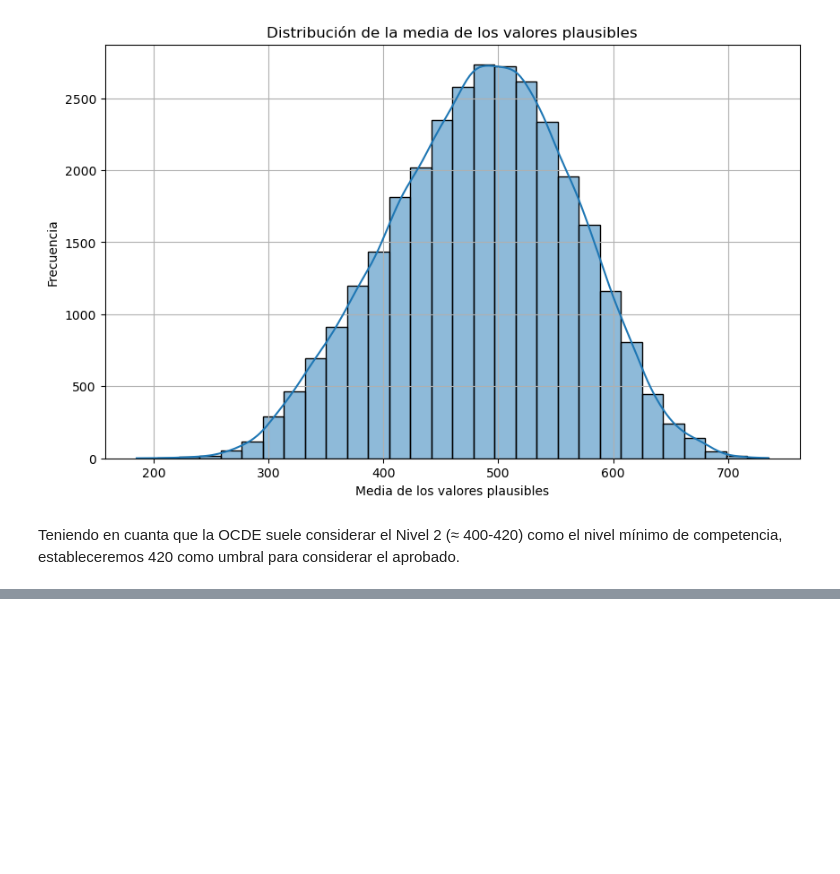
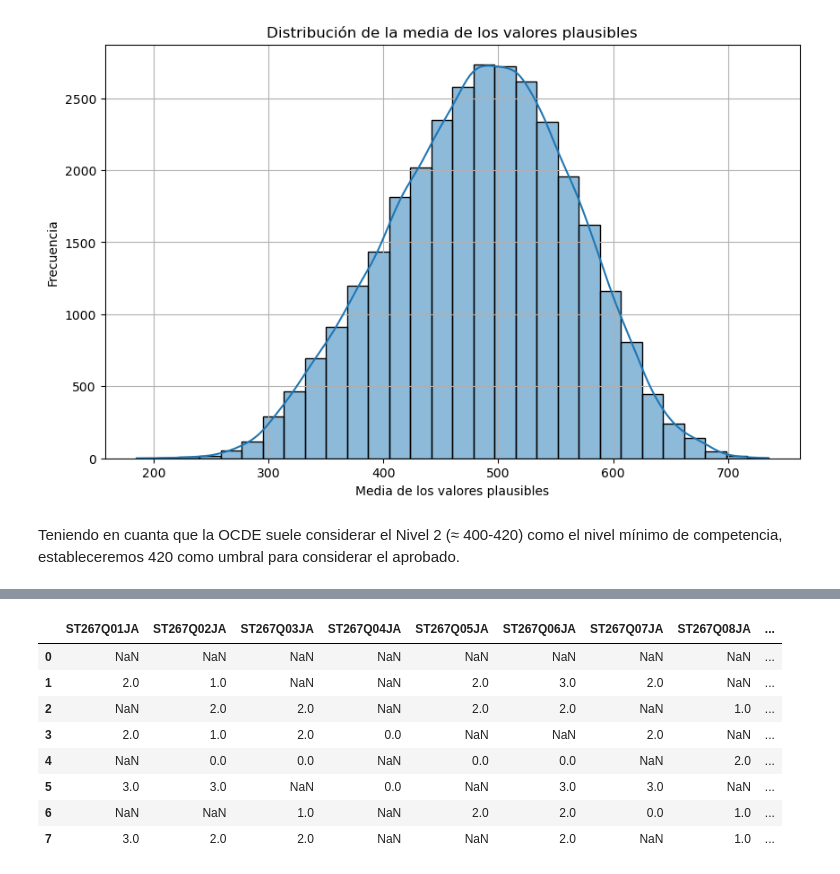
Before and after one commit to sara-fuentes/tfm_pisa_educacion, a Jupyter notebook: preprocesado_datos.ipynb, the cells around one changed output, grey strips where cells are left out. Cells and saved outputs as stored; diff of their text form; code cells hidden in the pictures; blank space fills up the shorter version.

```diff
--- a/preprocesado_datos.ipynb
+++ b/preprocesado_datos.ipynb
@@ -322,0 +366,3 @@ WB163Q08HA: Thinking about your parents or guardians, how often do they: Make me
+# %%
+# descartar columnas que empiezan por PA
+df_students_clean = df_students_clean.drop(df_students_clean.filter(regex='^PA').columns, axis=1)
@@ -322,0 +427,52 @@ WB163Q08HA: Thinking about your parents or guardians, how often do they: Make me
+# %%
+columns_agree = ["ST267Q01JA", "ST267Q02JA", "ST267Q03JA", "ST267Q04JA", "ST267Q05JA", "ST267Q06JA", "ST267Q07JA", "ST267Q08JA"]
+columns_lesson = ["ST270Q01JA", "ST270Q02JA", "ST270Q03JA", "ST270Q04JA"]
+columns_checked = ["ST297Q01JA"]
+columns_freq = ["ST300Q01JA", "ST300Q02JA", "ST300Q03JA", "ST300Q04JA", "ST300Q05JA", "ST300Q06JA", "ST300Q07JA", "ST300Q08JA",
+                 "ST300Q09JA", "ST300Q10JA"]
+columns_a_few = ['ST348Q04JA', 'ST348Q08JA', "ST353Q01JA", "ST353Q02JA", "ST353Q05JA", "ST353Q06JA", "ST353Q07JA", "ST353Q08JA"]
+columns_satisfied = ['WB155Q08HA', 'WB155Q09HA']
+columns_almost = ["WB163Q01HA", "WB163Q02HA", "WB163Q03HA", "WB163Q04HA", "WB163Q05HA", "WB163Q06HA", "WB163Q07HA", "WB163Q08HA"]
+# %%
+transform_pipe = ColumnTransformer(
+    transformers = [
+        ("transformer_agree", transformer_agree, columns_agree),
+        ("transformer_lesson", transformer_lesson, columns_lesson),
+        ("transformer_checked", transformer_checked, columns_checked),
+        ("transformer_freq", transformer_freq, columns_freq),
+        ("transformer_a_few", transformer_a_few, columns_a_few),
+        ("transformer_satisfied", transformer_satisfied, columns_satisfied),
+        ("transformer_almost", transformer_almost, columns_almost)
+    ],
+    remainder="passthrough"
+)
+# %%
+df_students_num = transform_pipe.fit_transform(df_students_clean)
+
+# transformamos el resultado a un dataframe
+df_students_num = pd.DataFrame(df_students_num)
+
+# Get all column names from the original dataframe
+all_columns = (columns_agree + columns_lesson + columns_checked + columns_freq +
+               columns_a_few + columns_satisfied + columns_almost)
+
+# Get the remaining columns (those not transformed)
+remaining_columns = [col for col in df_students_clean.columns if col not in all_columns]
+
+# Combine all column names in the order they appear in the transformed data
+column_names = all_columns + remaining_columns
+# %%
+# Assign column names to the transformed dataframe
+df_students_num.columns = column_names
+
+df_students_num.head(8)
+# %% [output]
+|  | ST267Q01JA | ST267Q02JA | ST267Q03JA | ST267Q04JA | ST267Q05JA | ST267Q06JA | ST267Q07JA | ST267Q08JA | ... |
+| 0 | NaN | NaN | NaN | NaN | NaN | NaN | NaN | NaN | ... |
+| 1 | 2.0 | 1.0 | NaN | NaN | 2.0 | 3.0 | 2.0 | NaN | ... |
+| 2 | NaN | 2.0 | 2.0 | NaN | 2.0 | 2.0 | NaN | 1.0 | ... |
+| 3 | 2.0 | 1.0 | 2.0 | 0.0 | NaN | NaN | 2.0 | NaN | ... |
+| 4 | NaN | 0.0 | 0.0 | NaN | 0.0 | 0.0 | NaN | 2.0 | ... |
+| 5 | 3.0 | 3.0 | NaN | 0.0 | NaN | 3.0 | 3.0 | NaN | ... |
+| 6 | NaN | NaN | 1.0 | NaN | 2.0 | 2.0 | 0.0 | 1.0 | ... |
+| 7 | 3.0 | 2.0 | 2.0 | NaN | NaN | 2.0 | NaN | 1.0 | ... |
```
Also changed, not shown: parts of 25 cells of this notebook, 1 other file.
